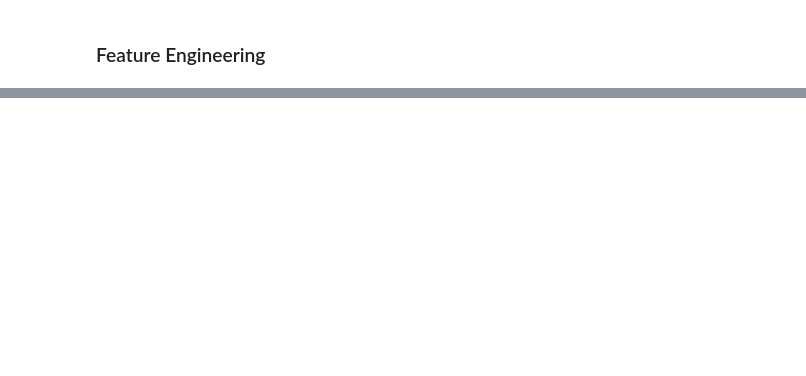
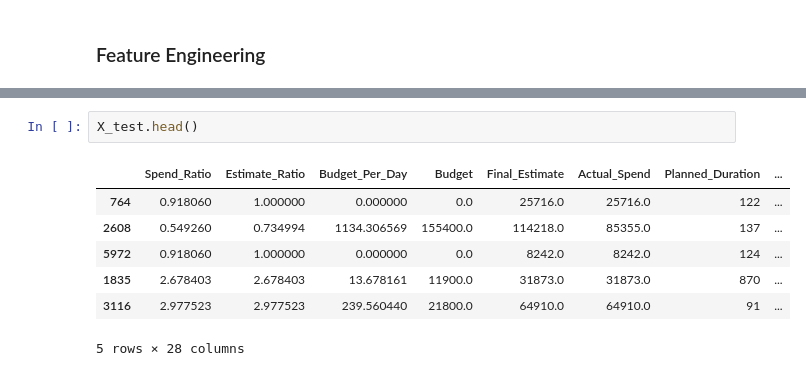
Before and after one commit to Deelaw15/Construction-Delay-Analysis, a Jupyter notebook: Delay prediction.ipynb, the cells around one changed output, grey strips where cells are left out. Drawn from its saved outputs; the diff is of its cells as text; blank space fills up the shorter version.

```diff
--- a/Delay prediction.ipynb
+++ b/Delay prediction.ipynb
@@ -283,0 +323,10 @@ df_fe = df_new[selected_columns].dropna()
+# %%
+X_test.head()
+# %% [output]
+|  | Spend_Ratio | Estimate_Ratio | Budget_Per_Day | Budget | Final_Estimate | Actual_Spend | Planned_Duration | ... |
+| 764 | 0.918060 | 1.000000 | 0.000000 | 0.0 | 25716.0 | 25716.0 | 122 | ... |
+| 2608 | 0.549260 | 0.734994 | 1134.306569 | 155400.0 | 114218.0 | 85355.0 | 137 | ... |
+| 5972 | 0.918060 | 1.000000 | 0.000000 | 0.0 | 8242.0 | 8242.0 | 124 | ... |
+| 1835 | 2.678403 | 2.678403 | 13.678161 | 11900.0 | 31873.0 | 31873.0 | 870 | ... |
+| 3116 | 2.977523 | 2.977523 | 239.560440 | 21800.0 | 64910.0 | 64910.0 | 91 | ... |
+5 rows × 28 columns
```
Also changed, not shown: parts of 17 cells of this notebook, 2 other files.
